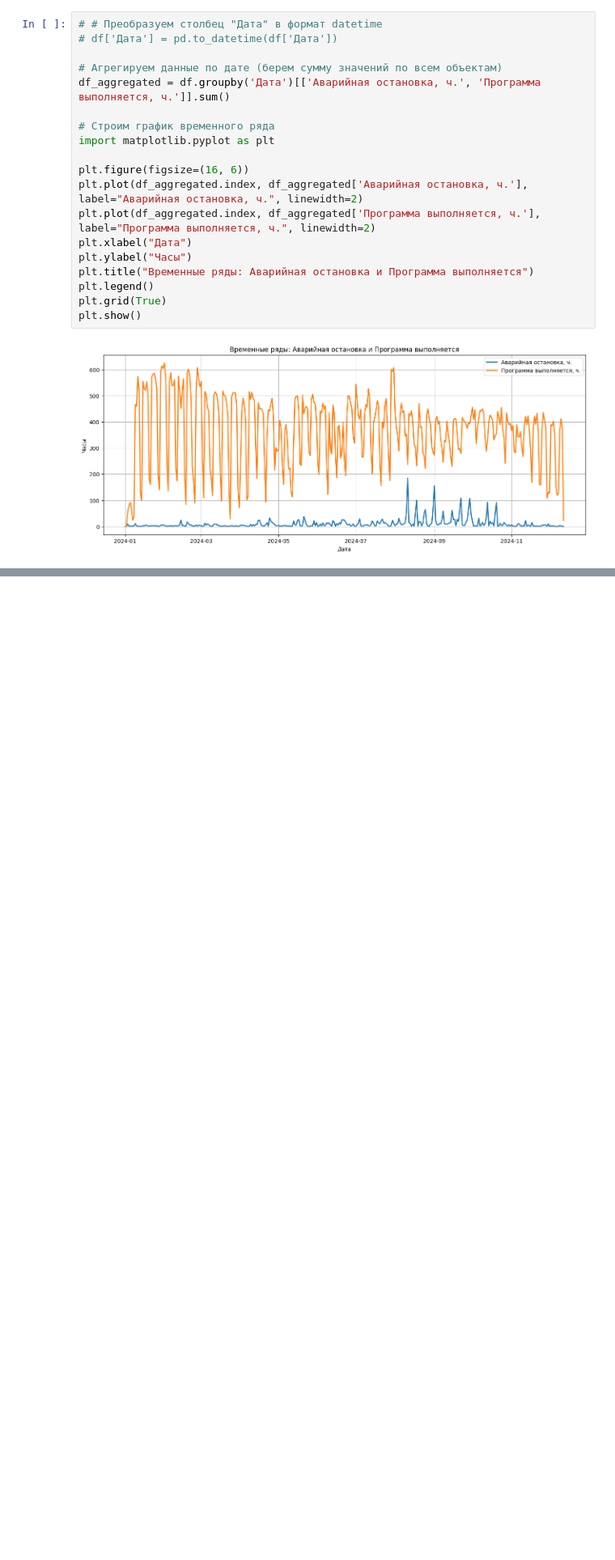
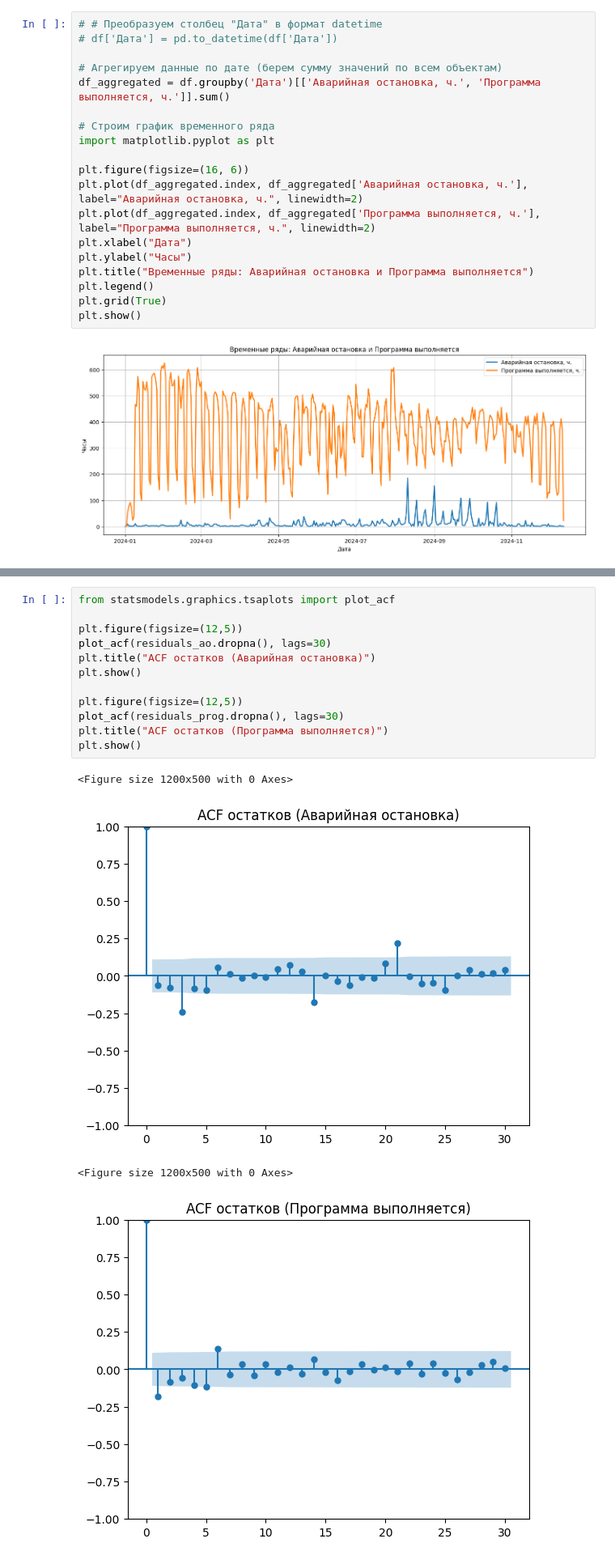
Before and after one commit to OXYCRiNGE/stanki, a Jupyter notebook: analysis.ipynb, the cells around one changed output, grey strips where cells are left out. Shown at 81% size. Drawn from its saved outputs; the diff is of its cells as text; blank space fills up the shorter version.

```diff
--- a/analysis.ipynb
+++ b/analysis.ipynb
@@ -158,0 +354,17 @@ built_acf_and_pacf(df_aggregated, column_names)
+# %%
+from statsmodels.graphics.tsaplots import plot_acf
+
+plt.figure(figsize=(12,5))
+plot_acf(residuals_ao.dropna(), lags=30)
+plt.title("ACF остатков (Аварийная остановка)")
+plt.show()
+
+plt.figure(figsize=(12,5))
+plot_acf(residuals_prog.dropna(), lags=30)
+plt.title("ACF остатков (Программа выполняется)")
+plt.show()
+# %% [output]
+<Figure size 1200x500 with 0 Axes>
+[figure, added]
+<Figure size 1200x500 with 0 Axes>
+[figure, added]
```
Also changed, not shown: parts of 27 cells of this notebook, 1 other file.
